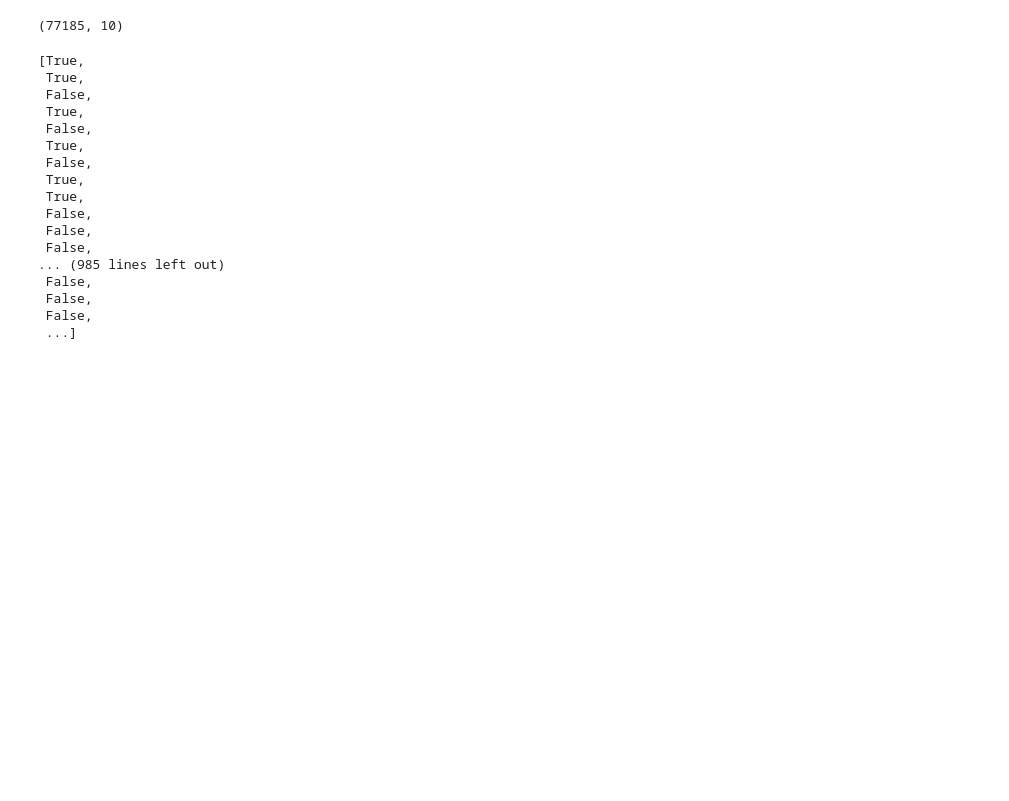
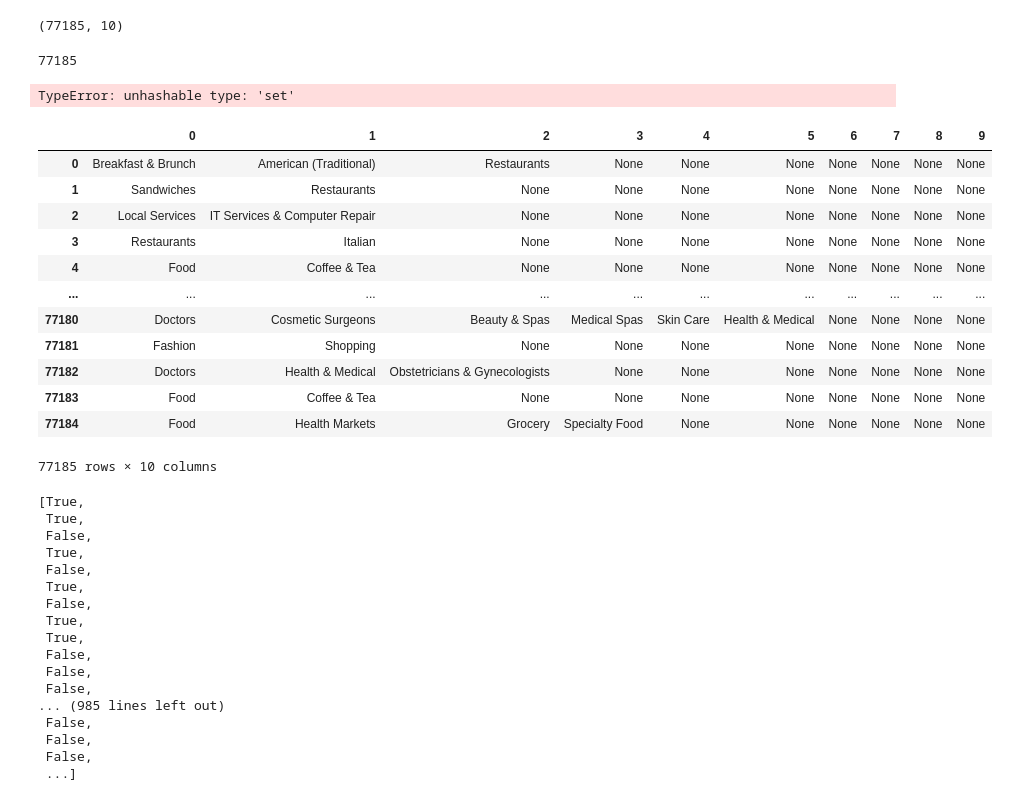
Before and after one commit to wingylui/apriori_analysis, a Jupyter notebook: Week1.ipynb, the cells around one changed output. Cells and saved outputs as stored; diff of their text form; code cells hidden in the pictures; blank space fills up the shorter version.

```diff
--- a/Week1.ipynb
+++ b/Week1.ipynb
@@ -14,6 +15,34 @@ df = pd.DataFrame(dum)
 df.shape
 # %% [output]
 (77185, 10)
+# %%
+ls_dum = []
+for index, row in df.iterrows():
+    dum = set(row.values)
+    ls_dum.append(dum)
+len(ls_dum)
+# %% [output]
+77185
+# %%
+len(set(ls_dum))
+# %% [output]
+TypeError: unhashable type: 'set'
+# %%
+df
+# %% [output]
+|  | 0 | 1 | 2 | 3 | 4 | 5 | 6 | 7 | 8 | 9 |
+| 0 | Breakfast & Brunch | American (Traditional) | Restaurants | None | None | None | None | None | None | None |
+| 1 | Sandwiches | Restaurants | None | None | None | None | None | None | None | None |
+| 2 | Local Services | IT Services & Computer Repair | None | None | None | None | None | None | None | None |
+| 3 | Restaurants | Italian | None | None | None | None | None | None | None | None |
+| 4 | Food | Coffee & Tea | None | None | None | None | None | None | None | None |
+| ... | ... | ... | ... | ... | ... | ... | ... | ... | ... | ... |
+| 77180 | Doctors | Cosmetic Surgeons | Beauty & Spas | Medical Spas | Skin Care | Health & Medical | None | None | None | None |
+| 77181 | Fashion | Shopping | None | None | None | None | None | None | None | None |
+| 77182 | Doctors | Health & Medical | Obstetricians & Gynecologists | None | None | None | None | None | None | None |
+| 77183 | Food | Coffee & Tea | None | None | None | None | None | None | None | None |
+| 77184 | Food | Health Markets | Grocery | Specialty Food | None | None | None | None | None | None |
+77185 rows × 10 columns
 # %%
 # create blank list in the dict
 unique_cat = {k: [] for k in file_set}
```
Also changed, not shown: parts of 5 cells of this notebook, 2 other files.
